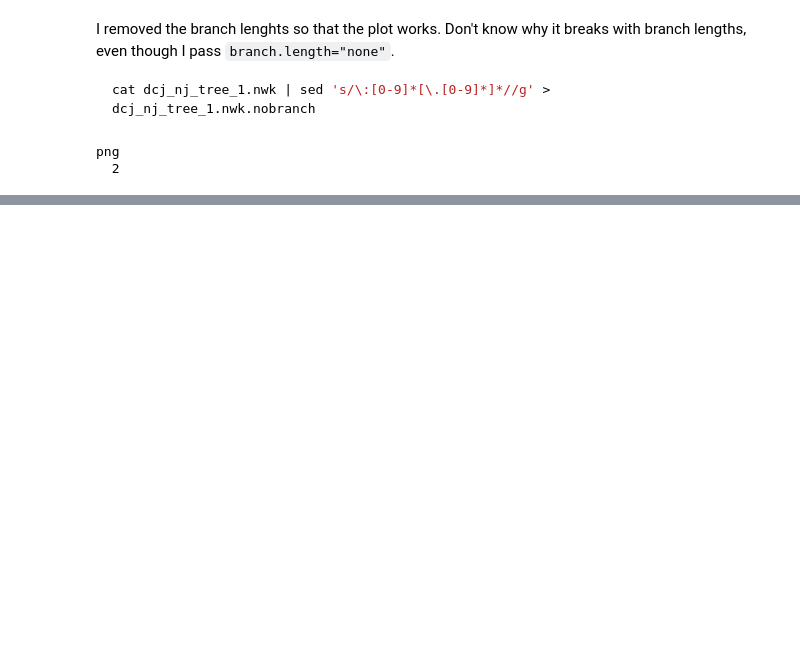
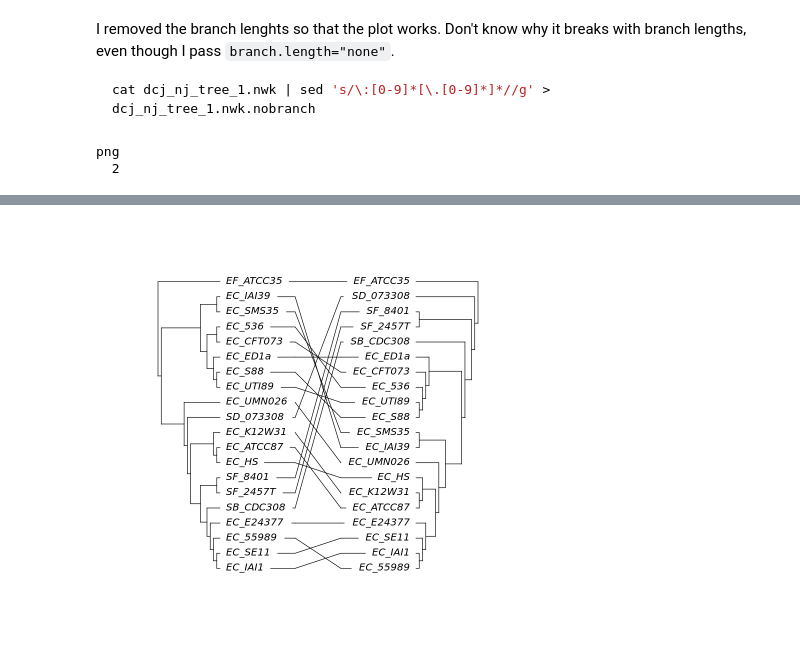
Before and after one commit to meidanis-lab/rank-indel, a Jupyter notebook: 70-tree/analysis.ipynb, the cells around one changed output, grey strips where cells are left out. Saved outputs shown, nothing was run; the diff lists cells and outputs as text; code cells hidden in the pictures; blank space fills up the shorter version.

```diff
--- a/70-tree/analysis.ipynb
+++ b/70-tree/analysis.ipynb
@@ -255,0 +175,4 @@ png
+# %%
+plot_cophylo(ref_tree, dcj_tree)
+# %% [output]
+[figure, added]
```
Also changed, not shown: parts of 31 cells of this notebook.
